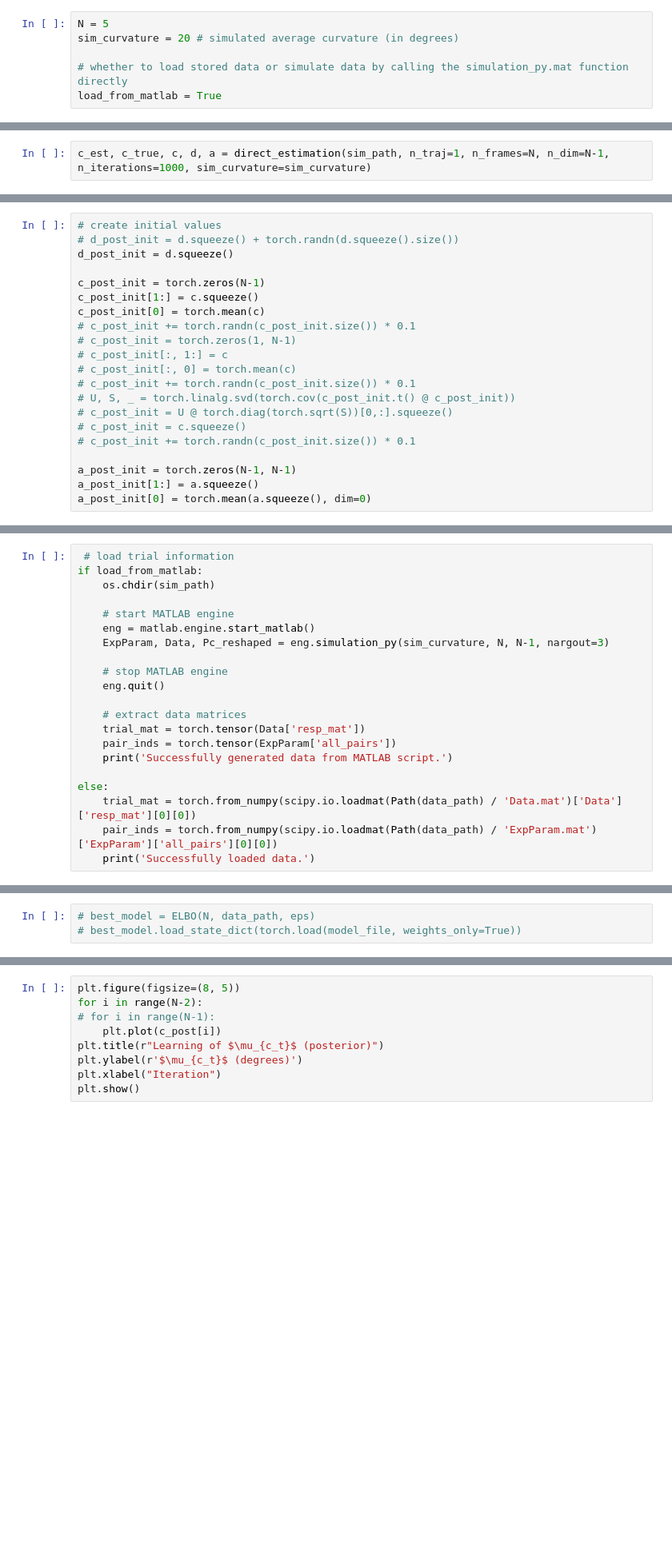
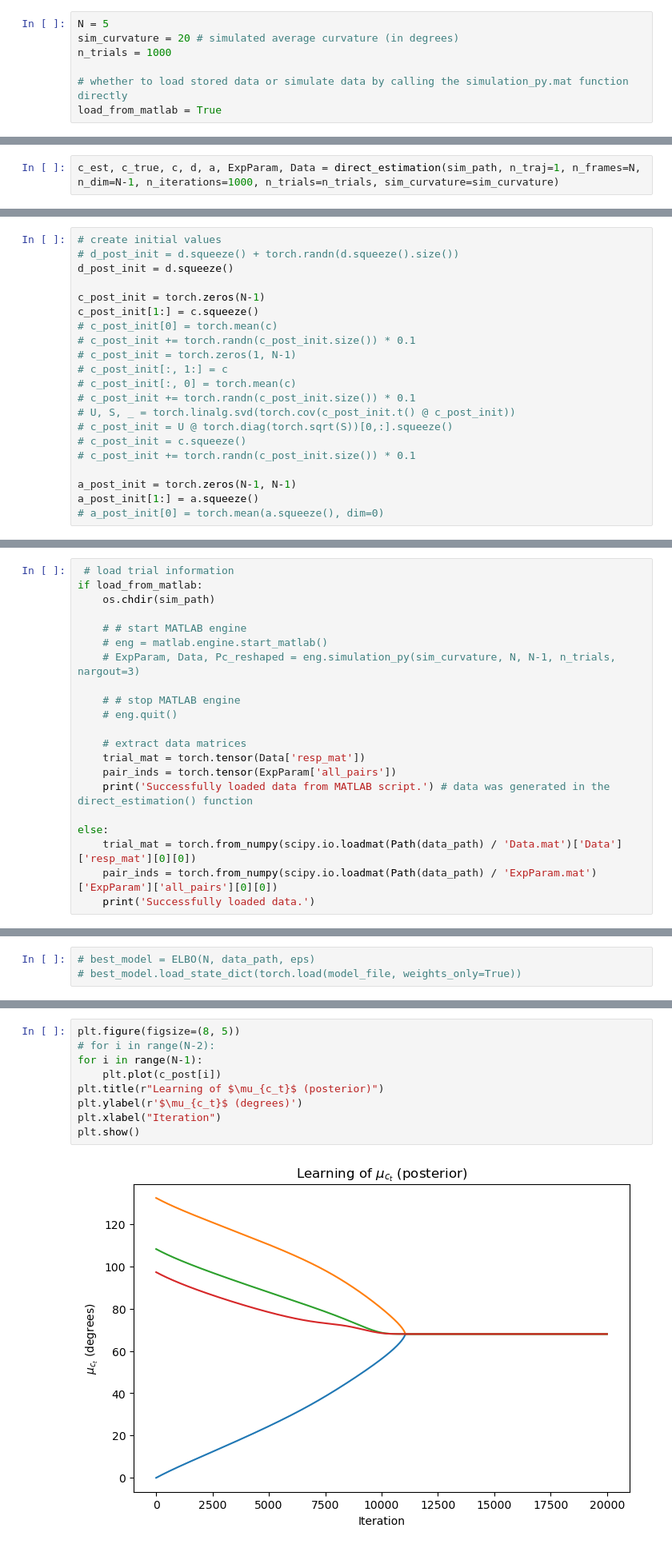
Before and after one commit to nguyen-td/perceptual-straightening, a Jupyter notebook: main.ipynb, the cells around one changed output, grey strips where cells are left out. Shown at 80% size. Drawn from its saved outputs; the diff is of its cells as text; blank space fills up the shorter version.

```diff
--- a/main.ipynb
+++ b/main.ipynb
@@ -20,6 +20,7 @@ import matlab.engine
 # %%
 N = 5
 sim_curvature = 20 # simulated average curvature (in degrees)
+n_trials = 1000
 
 # whether to load stored data or simulate data by calling the simulation_py.mat function directly
 load_from_matlab = True
@@ -30,7 +31,7 @@ out_dict = '/Users/nguyentiendung/GitHub/perceptual-straightening/model/'
 # %% [markdown]
 ### Run direct estimation algorithm (Maximum Likelihood) to initialize posterior probabilities
 # %%
-c_est, c_true, c, d, a = direct_estimation(sim_path, n_traj=1, n_frames=N, n_dim=N-1, n_iterations=1000, sim_curvature=sim_curvature)
+c_est, c_true, c, d, a, ExpParam, Data = direct_estimation(sim_path, n_traj=1, n_frames=N, n_dim=N-1, n_iterations=1000, n_trials=n_trials, sim_curvature=sim_curvature)
 # %% [output]
 Trajectory: 0
 # %%
@@ -40,7 +41,7 @@ d_post_init = d.squeeze()
 
 c_post_init = torch.zeros(N-1)
 c_post_init[1:] = c.squeeze()
-c_post_init[0] = torch.mean(c)
+# c_post_init[0] = torch.mean(c)
 # c_post_init += torch.randn(c_post_init.size()) * 0.1
 # c_post_init = torch.zeros(1, N-1)
 # c_post_init[:, 1:] = c
@@ -53,7 +54,7 @@ c_post_init[0] = torch.mean(c)
 
 a_post_init = torch.zeros(N-1, N-1)
 a_post_init[1:] = a.squeeze()
-a_post_init[0] = torch.mean(a.squeeze(), dim=0)
+# a_post_init[0] = torch.mean(a.squeeze(), dim=0)
 # %% [markdown]
 ### Run inference
 # %%
@@ -73,17 +74,17 @@ optimizer = torch.optim.Adam(model.parameters(), lr=lr)
 if load_from_matlab:
     os.chdir(sim_path)
 
-    # start MATLAB engine
-    eng = matlab.engine.start_matlab()
-    ExpParam, Data, Pc_reshaped = eng.simulation_py(sim_curvature, N, N-1, nargout=3)
+    # # start MATLAB engine
+    # eng = matlab.engine.start_matlab()
+    # ExpParam, Data, Pc_reshaped = eng.simulation_py(sim_curvature, N, N-1, n_trials, nargout=3)
 
-    # stop MATLAB engine
-    eng.quit()
+    # # stop MATLAB engine
+    # eng.quit()
 
     # extract data matrices
     trial_mat = torch.tensor(Data['resp_mat'])
     pair_inds = torch.tensor(ExpParam['all_pairs'])
-    print('Successfully generated data from MATLAB script.')
+    print('Successfully loaded data from MATLAB script.') # data was generated in the direct_estimation() function
 
 else:
     trial_mat = torch.from_numpy(scipy.io.loadmat(Path(data_path) / 'Data.mat')['Data']['resp_mat'][0][0])
@@ -204,12 +209,14 @@ plt.show()
 # %%
 plt.figure(figsize=(8, 5))
-for i in range(N-2):
-# for i in range(N-1):
+# for i in range(N-2):
+for i in range(N-1):
     plt.plot(c_post[i])
 plt.title(r"Learning of $\mu_{c_t}$ (posterior)")
 plt.ylabel(r'$\mu_{c_t}$ (degrees)')
 plt.xlabel("Iteration")
 plt.show()
+# %% [output]
+[figure, added]
 # %%
 # plt.plot(c_post[6])
 # plt.show()
```
Also changed, not shown: parts of 9 cells of this notebook, 8 other files.
